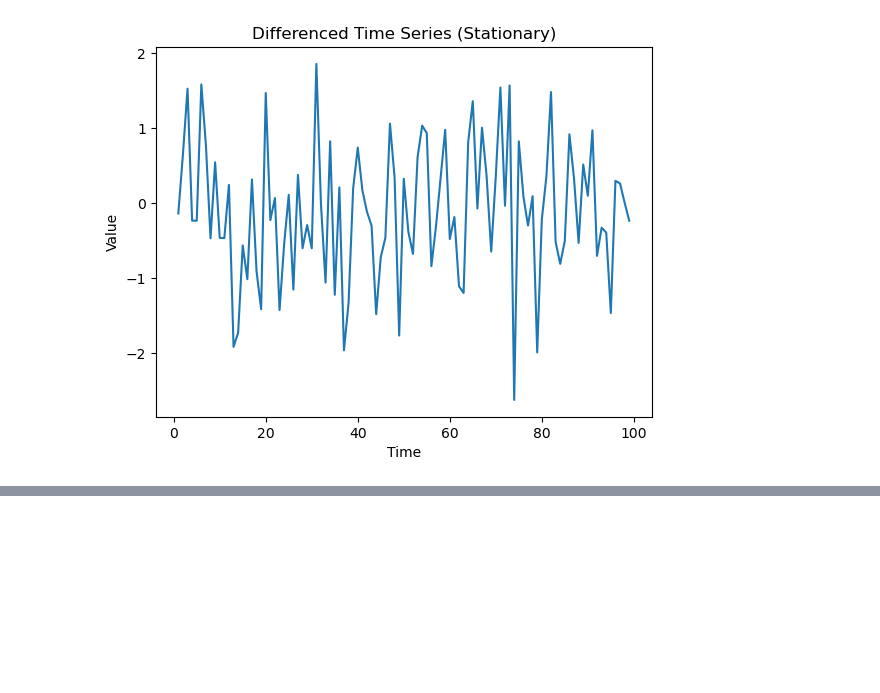
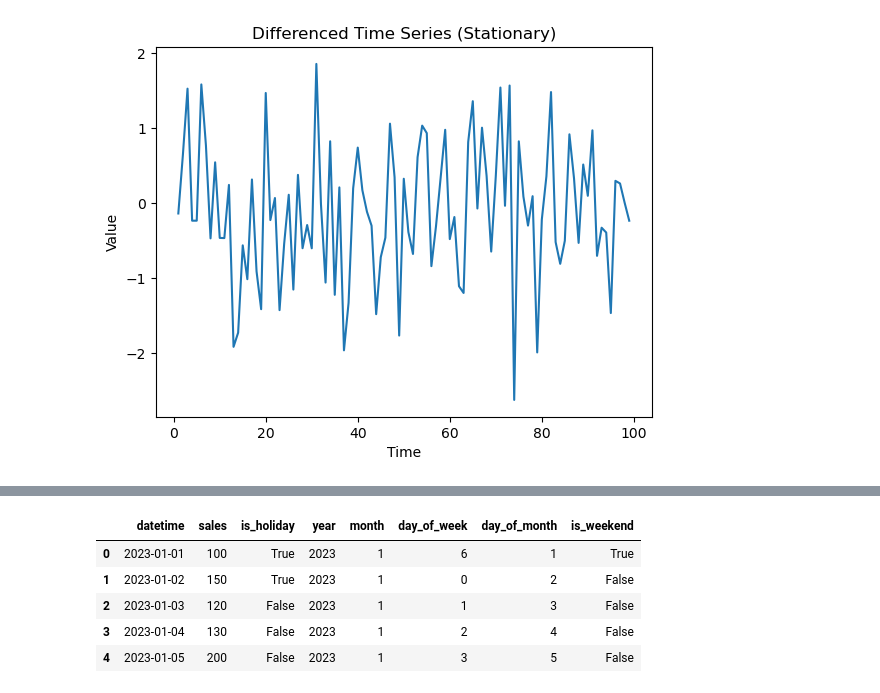
Before and after one commit to AILAB-CEFET-RJ/cic1205, a Jupyter notebook: notebooks/time_series.ipynb, the cells around one changed output, grey strips where cells are left out. Cells and saved outputs as stored; diff of their text form; code cells hidden in the pictures; blank space fills up the shorter version.

```diff
--- a/notebooks/time_series.ipynb
+++ b/notebooks/time_series.ipynb
@@ -393,0 +452,31 @@ plt.show()
+# %%
+import pandas as pd
+import holidays
+
+# Create a fictitious dataset
+data = {
+    'datetime': pd.date_range(start='2023-01-01', end='2023-02-18', freq='D'),
+    'sales': [100, 150, 120, 130, 200, 180, 250, 300, 280, 150, 120, 130, 200, 180, 250, 300, 280, 150, 120, 130, 200, 180, 250, 300, 280, 150, 120, 130, 200, 180, 250, 300, 280, 150, 120, 130, 200, 180, 250, 300, 280, 150, 120, 130, 200, 180, 250, 300, 280],
+}
+
+df = pd.DataFrame(data)
+
+# Create a column for holidays
+us_holidays = holidays.UnitedStates()
+df['is_holiday'] = df['datetime'].apply(lambda x: x in us_holidays)
+
+# Extract features related to datetime
+df['year'] = df['datetime'].dt.year
+df['month'] = df['datetime'].dt.month
+df['day_of_week'] = df['datetime'].dt.day_of_week
+df['day_of_month'] = df['datetime'].dt.day
+df['is_weekend'] = df['datetime'].dt.day_of_week.isin([5, 6])
+# %%
+df.head()
+# %% [output]
+|  | datetime | sales | is_holiday | year | month | day_of_week | day_of_month | is_weekend |
+| 0 | 2023-01-01 | 100 | True | 2023 | 1 | 6 | 1 | True |
+| 1 | 2023-01-02 | 150 | True | 2023 | 1 | 0 | 2 | False |
+| 2 | 2023-01-03 | 120 | False | 2023 | 1 | 1 | 3 | False |
+| 3 | 2023-01-04 | 130 | False | 2023 | 1 | 2 | 4 | False |
+| 4 | 2023-01-05 | 200 | False | 2023 | 1 | 3 | 5 | False |
```
Also changed, not shown: parts of 4 cells of this notebook, 2 other files.
